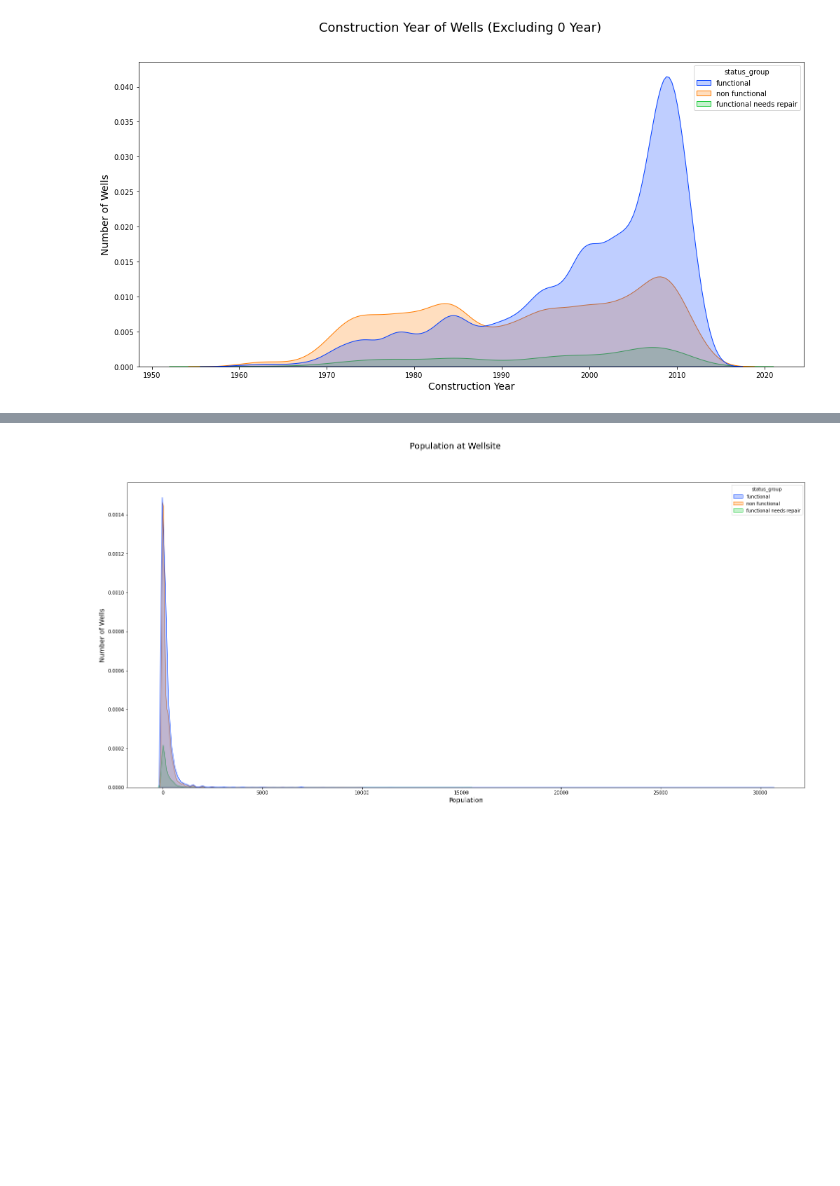
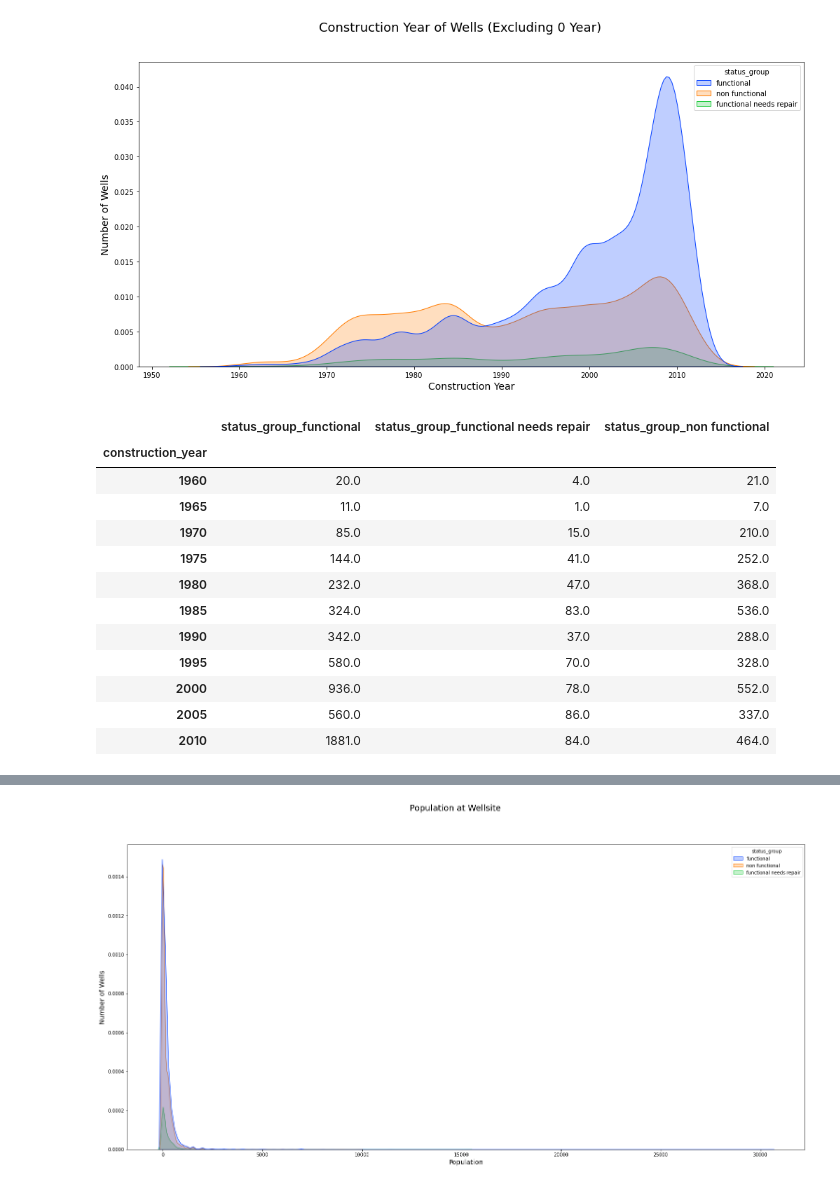
Before and after one commit to anniezhengaz/Phase3Projecct-Tanzanian_Water_Wells, a Jupyter notebook: Visuals_Plots.ipynb, the cells around one changed output, grey strips where cells are left out. Cells and saved outputs as stored; diff of their text form; code cells hidden in the pictures; blank space fills up the shorter version.

```diff
--- a/Visuals_Plots.ipynb
+++ b/Visuals_Plots.ipynb
@@ -97,3 +97,30 @@ plt.ylabel("Number of Wells", fontsize=14)
 plt.show();
 # %% [output]
 [figure]
+# %%
+#Create dataset with only construction_year and status_group
+years_status = df_actual_construction_years[['construction_year', 'status_group']]
+
+#Dummy the status_group
+years_status_dum = pd.get_dummies(years_status, columns=['status_group'])
+
+#Group the sum of the status group dummies by construction year
+year_max = years_status_dum.groupby('construction_year').sum()
+
+#select 5 year intervals
+year_stat_5intervals = year_max.iloc[::5, :]
+year_stat_5intervals
+# %% [output]
+|  | status_group_functional | status_group_functional needs repair | status_group_non functional |
+| construction_year |  |  |  |
+| 1960 | 20.0 | 4.0 | 21.0 |
+| 1965 | 11.0 | 1.0 | 7.0 |
+| 1970 | 85.0 | 15.0 | 210.0 |
+| 1975 | 144.0 | 41.0 | 252.0 |
+| 1980 | 232.0 | 47.0 | 368.0 |
+| 1985 | 324.0 | 83.0 | 536.0 |
+| 1990 | 342.0 | 37.0 | 288.0 |
+| 1995 | 580.0 | 70.0 | 328.0 |
+| 2000 | 936.0 | 78.0 | 552.0 |
+| 2005 | 560.0 | 86.0 | 337.0 |
+| 2010 | 1881.0 | 84.0 | 464.0 |
```
Also changed, not shown: parts of 4 cells of this notebook.
